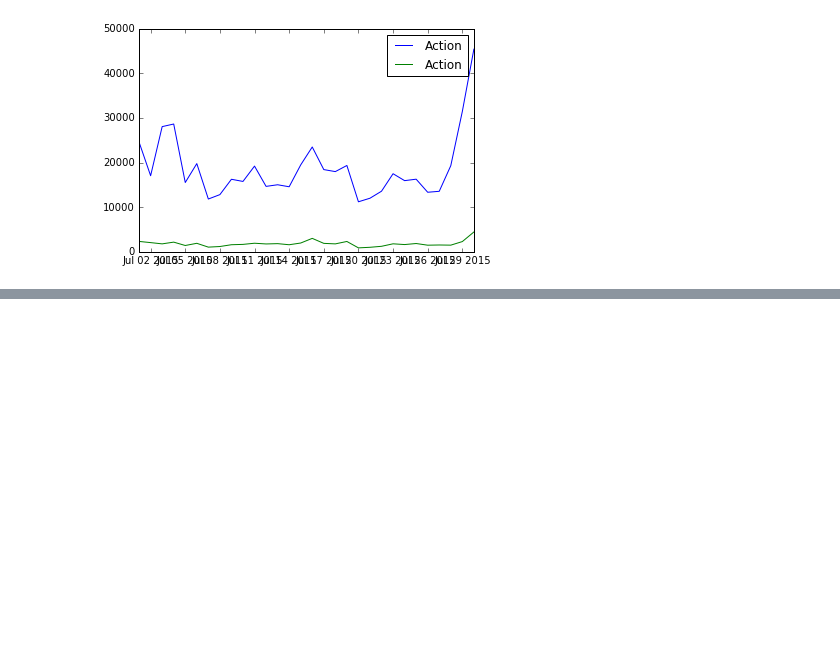
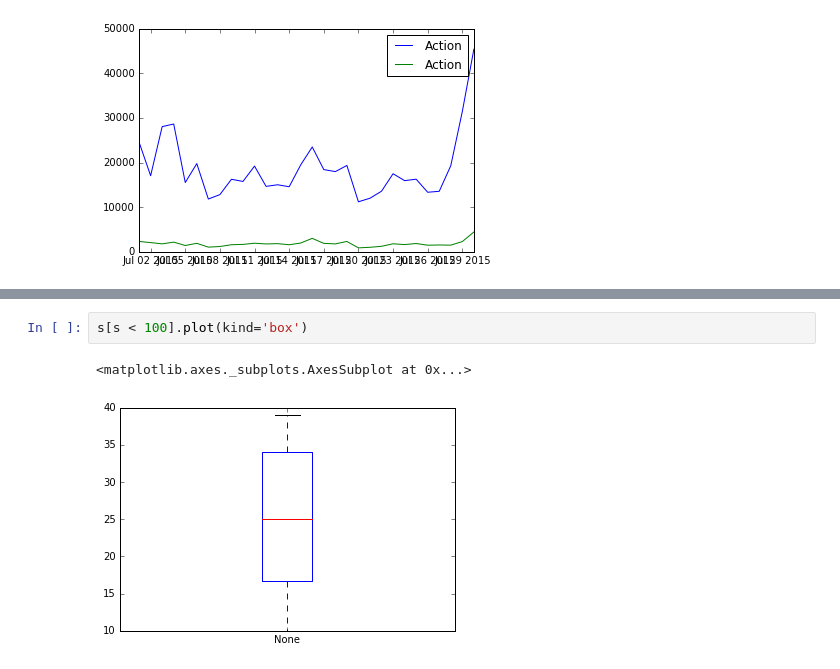
Before and after one commit to ywchiu/cathaybkpython, a Jupyter notebook: 20160901Demo.ipynb, the cells around one changed output, grey strips where cells are left out. Cells and saved outputs as stored; diff of their text form; blank space fills up the shorter version.

```diff
--- a/20160901Demo.ipynb
+++ b/20160901Demo.ipynb
@@ -222,0 +339,5 @@ df.plot(kind="line")
+# %%
+s[s < 100].plot(kind='box')
+# %% [output]
+<matplotlib.axes._subplots.AxesSubplot at 0x...>
+[figure, added]
```
Also changed, not shown: parts of 21 cells of this notebook.
